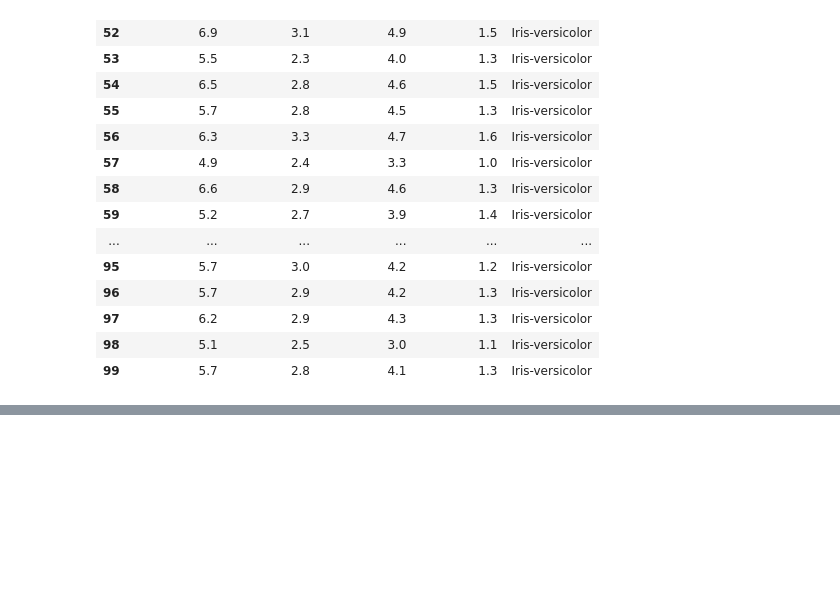
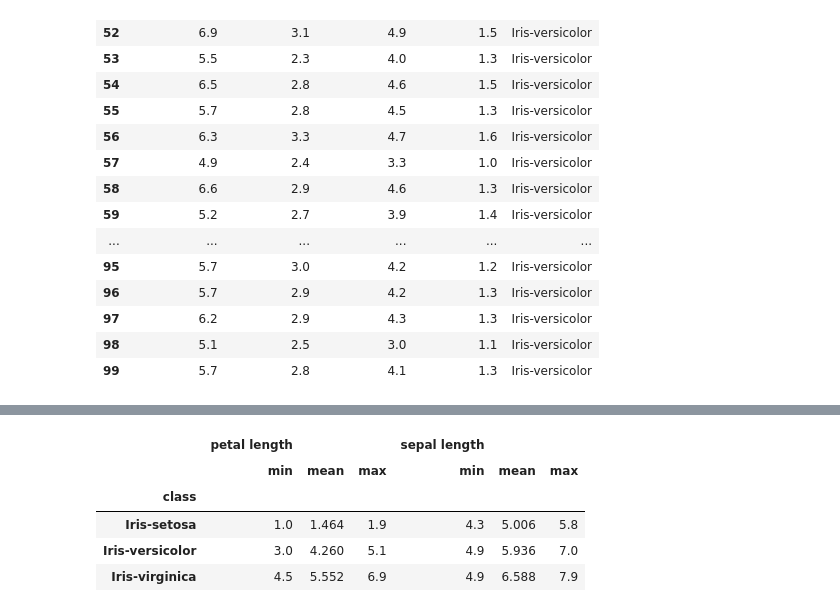
Before and after one commit to IgaMeddie/Data_Science_101, a Jupyter notebook: studying_pandas.ipynb, the cells around one changed output, grey strips where cells are left out. Saved outputs shown, nothing was run; the diff lists cells and outputs as text; code cells hidden in the pictures; blank space fills up the shorter version.

```diff
--- a/studying_pandas.ipynb
+++ b/studying_pandas.ipynb
@@ -446,0 +521,11 @@ iris_grouped.get_group('Iris-versicolor')
+# %%
+# This syntax will return the same result:
+
+iris.groupby('class')[['petal length', 'sepal length']].aggregate(['min', 'mean', 'max'])
+# %% [output]
+|  | petal length |  |  | sepal length |  |  |
+|  | min | mean | max | min | mean | max |
+| class |  |  |  |  |  |  |
+| Iris-setosa | 1.0 | 1.464 | 1.9 | 4.3 | 5.006 | 5.8 |
+| Iris-versicolor | 3.0 | 4.260 | 5.1 | 4.9 | 5.936 | 7.0 |
+| Iris-virginica | 4.5 | 5.552 | 6.9 | 4.9 | 6.588 | 7.9 |
```
Also changed, not shown: parts of 16 cells of this notebook.
